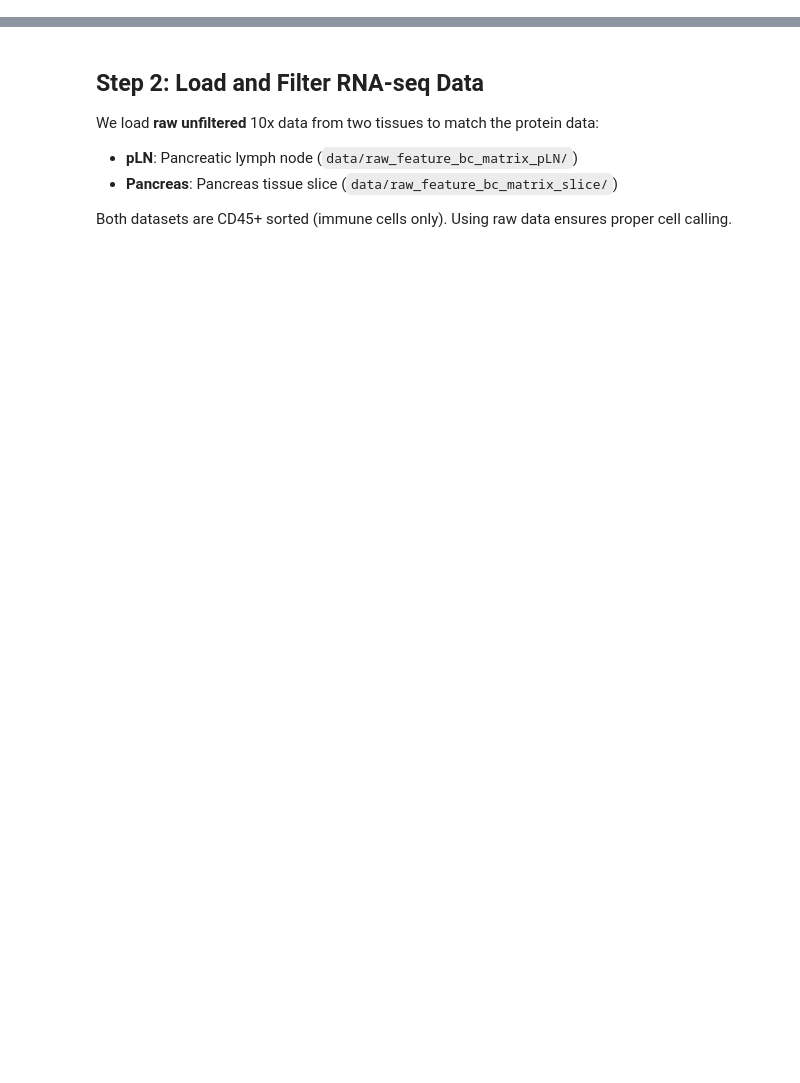
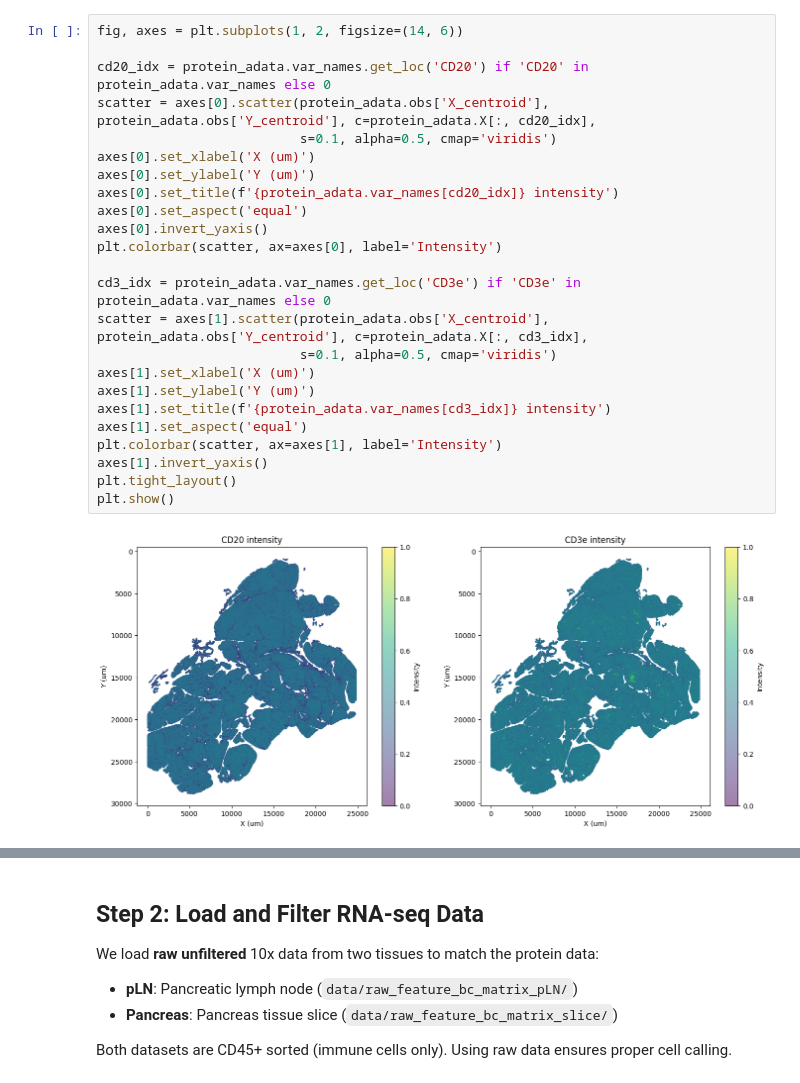
Before and after one commit to smith6jt-cop/maxfuse, a Jupyter notebook: notebooks/1_preprocessing.ipynb, the cells around one changed output, grey strips where cells are left out. Drawn from its saved outputs; the diff is of its cells as text; blank space fills up the shorter version.

```diff
--- a/notebooks/1_preprocessing.ipynb
+++ b/notebooks/1_preprocessing.ipynb
@@ -159,4 +219,30 @@ AnnData object with n_obs × n_vars = 507615 × 19
     obs: 'imageid', 'Object ID', 'Classification', 'Parent', 'X_centroid', 'Y_centroid', 'Cell_Area', 'Cell_Length', 'Cell_Circularity', 'Cell_Solidity', 'Cell_Max_diameter', 'Cell_Min_diameter', 'Sig ...
     uns: 'all_markers', 'gates', 'image_contrast_settings', 'napariGaterProvenance'
     layers: 'log'
+# %%
+fig, axes = plt.subplots(1, 2, figsize=(14, 6))
+
+cd20_idx = protein_adata.var_names.get_loc('CD20') if 'CD20' in protein_adata.var_names else 0
+scatter = axes[0].scatter(protein_adata.obs['X_centroid'], protein_adata.obs['Y_centroid'], c=protein_adata.X[:, cd20_idx],
+                          s=0.1, alpha=0.5, cmap='viridis')
+axes[0].set_xlabel('X (um)')
+axes[0].set_ylabel('Y (um)')
+axes[0].set_title(f'{protein_adata.var_names[cd20_idx]} intensity')
+axes[0].set_aspect('equal')
+axes[0].invert_yaxis()
+plt.colorbar(scatter, ax=axes[0], label='Intensity')
+
+cd3_idx = protein_adata.var_names.get_loc('CD3e') if 'CD3e' in protein_adata.var_names else 0
+scatter = axes[1].scatter(protein_adata.obs['X_centroid'], protein_adata.obs['Y_centroid'], c=protein_adata.X[:, cd3_idx],
+                          s=0.1, alpha=0.5, cmap='viridis')
+axes[1].set_xlabel('X (um)')
+axes[1].set_ylabel('Y (um)')
+axes[1].set_title(f'{protein_adata.var_names[cd3_idx]} intensity')
+axes[1].set_aspect('equal')
+plt.colorbar(scatter, ax=axes[1], label='Intensity')
+axes[1].invert_yaxis()
+plt.tight_layout()
+plt.show()
+# %% [output]
+[figure, added]
 # %%
```
Also changed, not shown: parts of 33 cells of this notebook, 12 other files.
